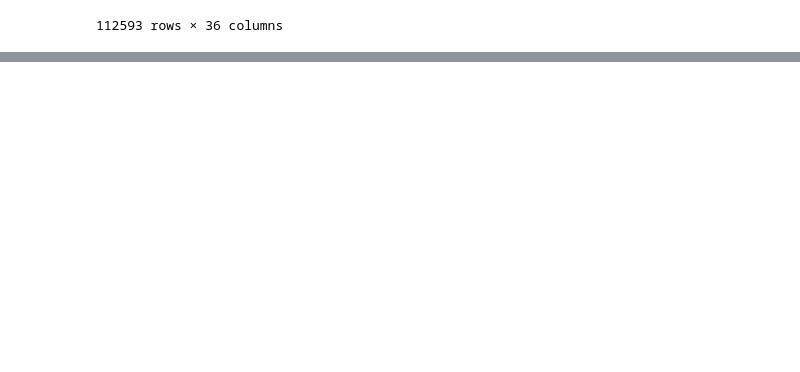
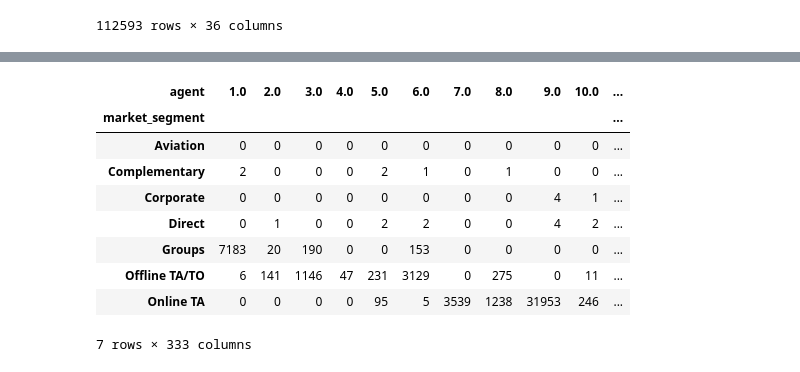
Before and after one commit to Bigie11/Swing-calculator-, a Jupyter notebook: Hotel_dataset.ipynb, the cells around one changed output, grey strips where cells are left out. Drawn from its saved outputs; the diff is of its cells as text; code cells hidden in the pictures; blank space fills up the shorter version.

```diff
--- a/Hotel_dataset.ipynb
+++ b/Hotel_dataset.ipynb
@@ -197,3 +197,7 @@ hotel_data[hotel_data['company'].isnull()]
 | 119388 | City Hotel | 0 | 109 | 2017 | August | 35 | ... |
 | 119389 | City Hotel | 0 | 205 | 2017 | August | 35 | ... |
 112593 rows × 36 columns
+# %%
+import pandas as pd
+
+hotel_data = pd.read_csv('/content/drive/MyDrive/Datasets/hotel_booking.csv')
@@ -199,0 +250,2 @@ hotel_data[hotel_data['company'].isnull()]
+# %%
+hotel_data['children'] = hotel_data['children'].fillna(hotel_data['children'].median())
@@ -199,0 +295,2 @@ hotel_data[hotel_data['company'].isnull()]
+# %%
+hotel_data['country'] = hotel_data['country'].fillna('unknown')
@@ -199,0 +395,13 @@ hotel_data[hotel_data['company'].isnull()]
+# %%
+pd.crosstab(hotel_data['market_segment'], hotel_data['agent'])
+# %% [output]
+| agent | 1.0 | 2.0 | 3.0 | 4.0 | 5.0 | 6.0 | 7.0 | 8.0 | 9.0 | 10.0 | ... |
+| market_segment |  |  |  |  |  |  |  |  |  |  | ... |
+| Aviation | 0 | 0 | 0 | 0 | 0 | 0 | 0 | 0 | 0 | 0 | ... |
+| Complementary | 2 | 0 | 0 | 0 | 2 | 1 | 0 | 1 | 0 | 0 | ... |
+| Corporate | 0 | 0 | 0 | 0 | 0 | 0 | 0 | 0 | 4 | 1 | ... |
+| Direct | 0 | 1 | 0 | 0 | 2 | 2 | 0 | 0 | 4 | 2 | ... |
+| Groups | 7183 | 20 | 190 | 0 | 0 | 153 | 0 | 0 | 0 | 0 | ... |
+| Offline TA/TO | 6 | 141 | 1146 | 47 | 231 | 3129 | 0 | 275 | 0 | 11 | ... |
+| Online TA | 0 | 0 | 0 | 0 | 95 | 5 | 3539 | 1238 | 31953 | 246 | ... |
+7 rows × 333 columns
```
Also changed, not shown: parts of 14 cells of this notebook.
